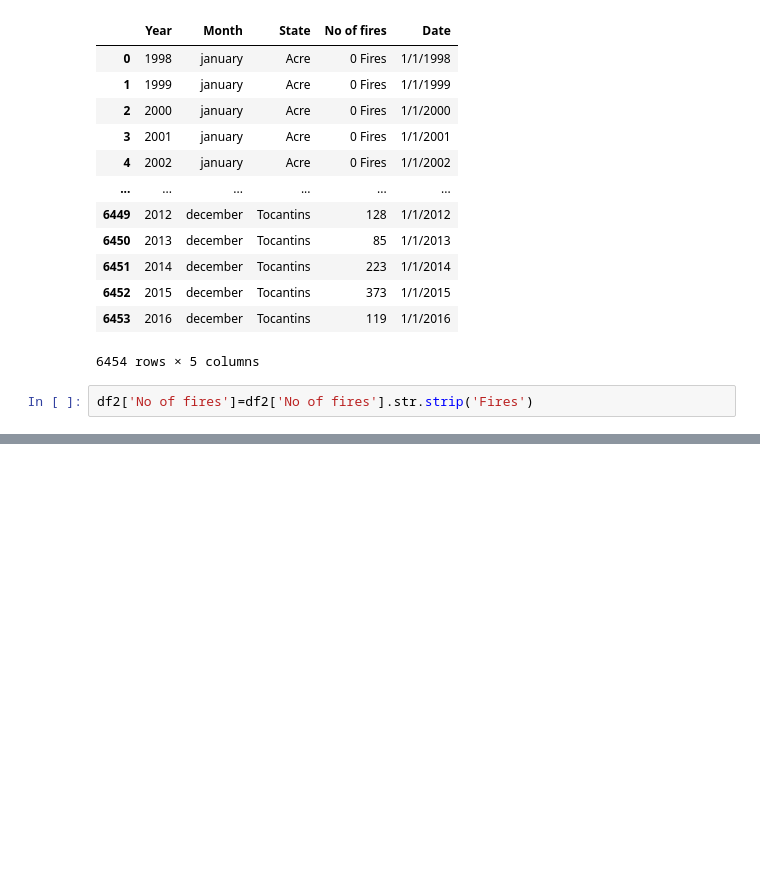
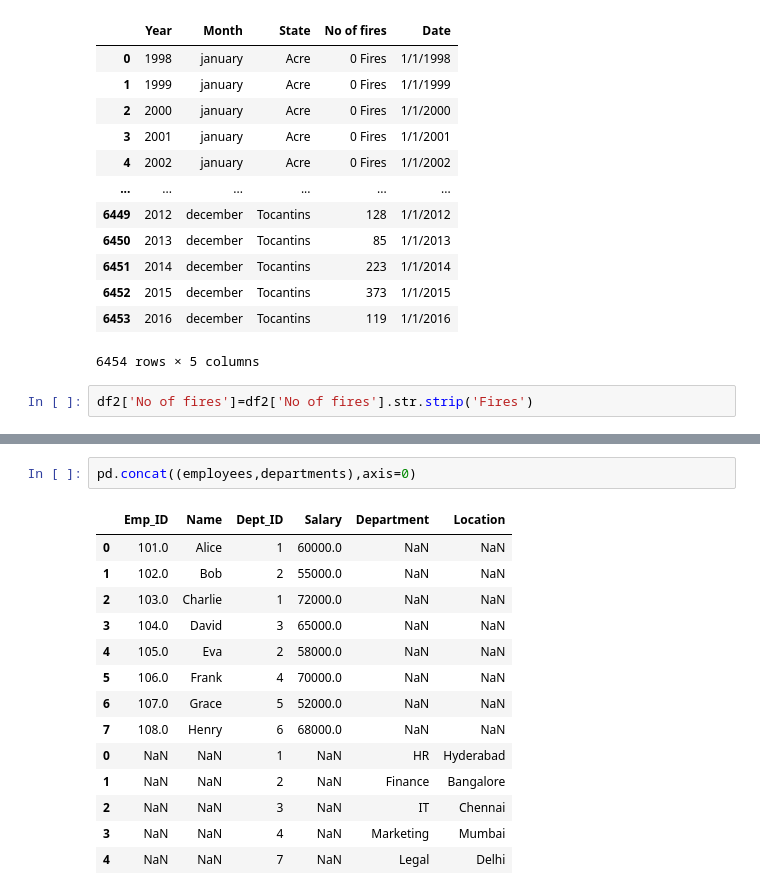
Before and after one commit to syed-khader/learning-python-libraries, a Jupyter notebook: pandasforgithub.ipynb, the cells around one changed output, grey strips where cells are left out. Drawn from its saved outputs; the diff is of its cells as text; blank space fills up the shorter version.

```diff
--- a/pandasforgithub.ipynb
+++ b/pandasforgithub.ipynb
@@ -759,0 +962,17 @@ df2['No of fires']=df2['No of fires'].str.strip('Fires')
+# %%
+pd.concat((employees,departments),axis=0)
+# %% [output]
+|  | Emp_ID | Name | Dept_ID | Salary | Department | Location |
+| 0 | 101.0 | Alice | 1 | 60000.0 | NaN | NaN |
+| 1 | 102.0 | Bob | 2 | 55000.0 | NaN | NaN |
+| 2 | 103.0 | Charlie | 1 | 72000.0 | NaN | NaN |
+| 3 | 104.0 | David | 3 | 65000.0 | NaN | NaN |
+| 4 | 105.0 | Eva | 2 | 58000.0 | NaN | NaN |
+| 5 | 106.0 | Frank | 4 | 70000.0 | NaN | NaN |
+| 6 | 107.0 | Grace | 5 | 52000.0 | NaN | NaN |
+| 7 | 108.0 | Henry | 6 | 68000.0 | NaN | NaN |
+| 0 | NaN | NaN | 1 | NaN | HR | Hyderabad |
+| 1 | NaN | NaN | 2 | NaN | Finance | Bangalore |
+| 2 | NaN | NaN | 3 | NaN | IT | Chennai |
+| 3 | NaN | NaN | 4 | NaN | Marketing | Mumbai |
+| 4 | NaN | NaN | 7 | NaN | Legal | Delhi |
```
Also changed, not shown: parts of 28 cells of this notebook.
